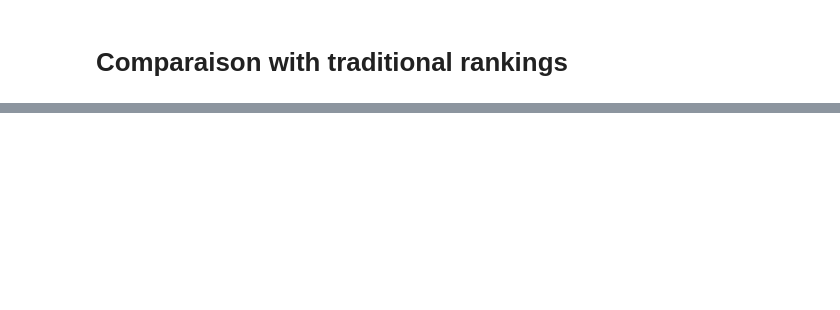
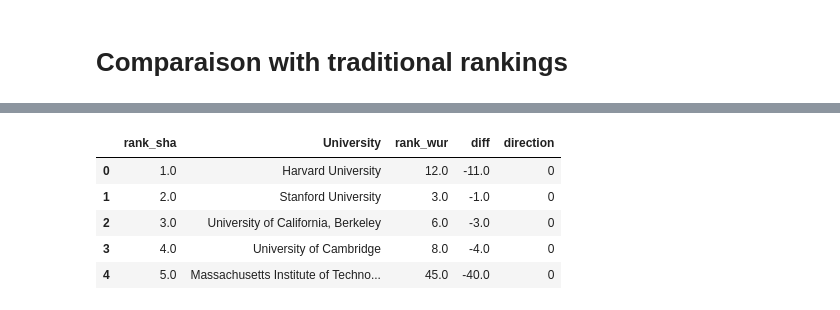
Before and after one commit to fearnleymartin/world-university-rankings, a Jupyter notebook: alternative_university_ranking_project.ipynb, the cells around one changed output, grey strips where cells are left out. Saved outputs shown, nothing was run; the diff lists cells and outputs as text; code cells hidden in the pictures; blank space fills up the shorter version.

```diff
--- a/alternative_university_ranking_project.ipynb
+++ b/alternative_university_ranking_project.ipynb
@@ -319,0 +385,9 @@ We have chosen to compare our results with th Times Higher Education university
+# %%
+comparison_result.sort_values('rank_sha').head()
+# %% [output]
+|  | rank_sha | University | rank_wur | diff | direction |
+| 0 | 1.0 | Harvard University | 12.0 | -11.0 | 0 |
+| 1 | 2.0 | Stanford University | 3.0 | -1.0 | 0 |
+| 2 | 3.0 | University of California, Berkeley | 6.0 | -3.0 | 0 |
+| 3 | 4.0 | University of Cambridge | 8.0 | -4.0 | 0 |
+| 4 | 5.0 | Massachusetts Institute of Techno... | 45.0 | -40.0 | 0 |
```
Also changed, not shown: parts of 22 cells of this notebook, 1 other file.
